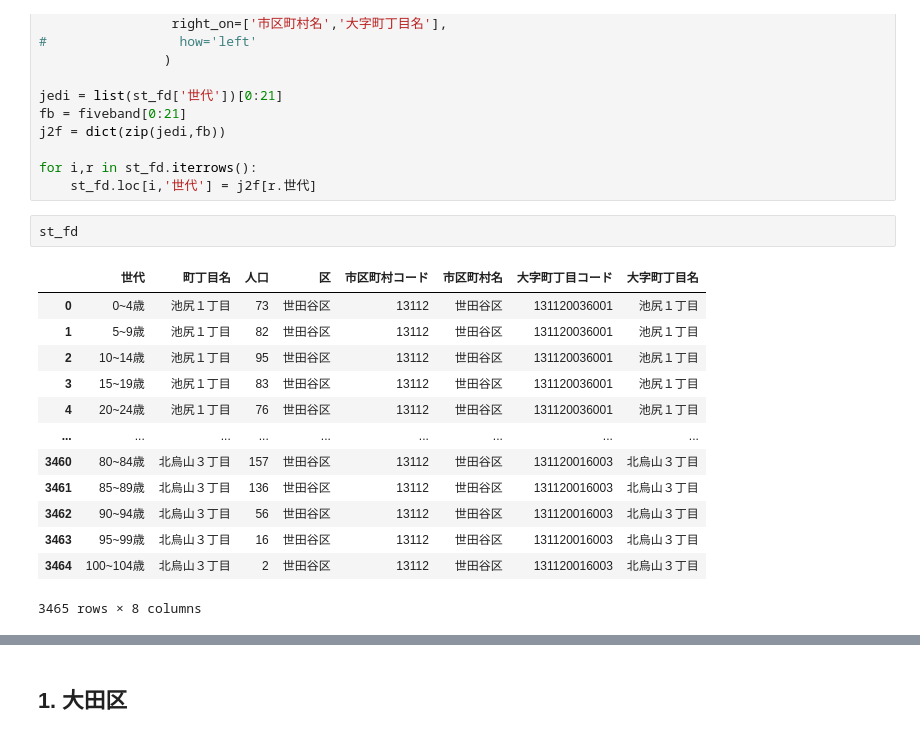
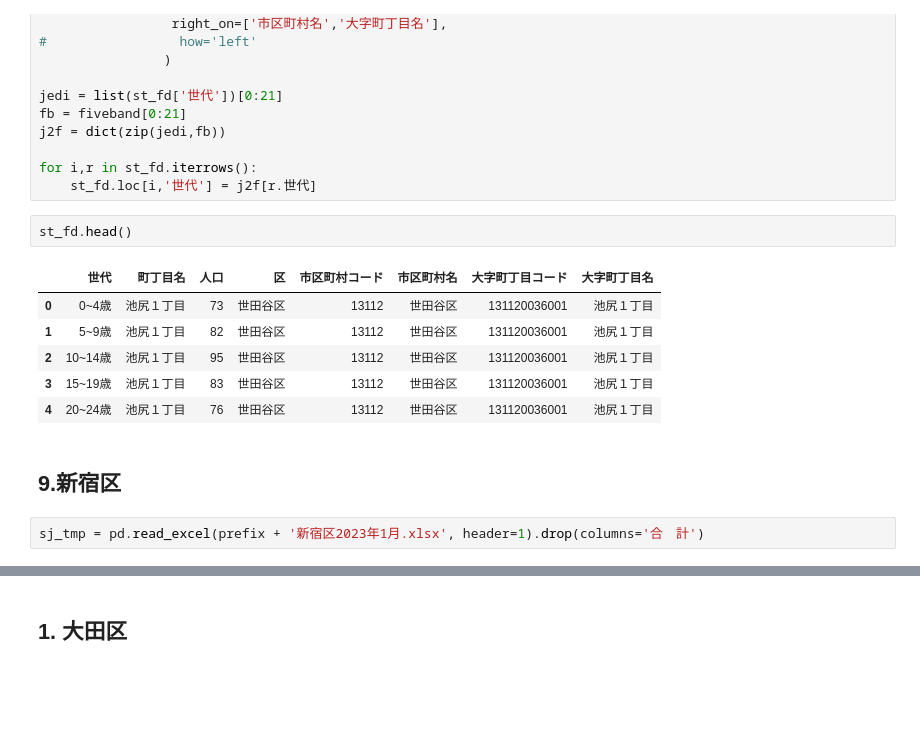
Before and after one commit to MasaoMori/Tokyo_Ward_Assembly_Election, a Jupyter notebook: jupyter/Population_age-ver2.ipynb, the cells around one changed output, grey strips where cells are left out. Cells and saved outputs as stored; diff of their text form; blank space fills up the shorter version.

```diff
--- a/jupyter/Population_age-ver2.ipynb
+++ b/jupyter/Population_age-ver2.ipynb
@@ -174,18 +174,15 @@ j2f = dict(zip(jedi,fb))
 for i,r in st_fd.iterrows():
     st_fd.loc[i,'世代'] = j2f[r.世代]
 # %%
-st_fd
+st_fd.head()
 # %% [output]
 |  | 世代 | 町丁目名 | 人口 | 区 | 市区町村コード | 市区町村名 | 大字町丁目コード | 大字町丁目名 |
 | 0 | 0~4歳 | 池尻１丁目 | 73 | 世田谷区 | 13112 | 世田谷区 | 131120036001 | 池尻１丁目 |
 | 1 | 5~9歳 | 池尻１丁目 | 82 | 世田谷区 | 13112 | 世田谷区 | 131120036001 | 池尻１丁目 |
 | 2 | 10~14歳 | 池尻１丁目 | 95 | 世田谷区 | 13112 | 世田谷区 | 131120036001 | 池尻１丁目 |
 | 3 | 15~19歳 | 池尻１丁目 | 83 | 世田谷区 | 13112 | 世田谷区 | 131120036001 | 池尻１丁目 |
 | 4 | 20~24歳 | 池尻１丁目 | 76 | 世田谷区 | 13112 | 世田谷区 | 131120036001 | 池尻１丁目 |
-| ... | ... | ... | ... | ... | ... | ... | ... | ... |
-| 3460 | 80~84歳 | 北烏山３丁目 | 157 | 世田谷区 | 13112 | 世田谷区 | 131120016003 | 北烏山３丁目 |
-| 3461 | 85~89歳 | 北烏山３丁目 | 136 | 世田谷区 | 13112 | 世田谷区 | 131120016003 | 北烏山３丁目 |
-| 3462 | 90~94歳 | 北烏山３丁目 | 56 | 世田谷区 | 13112 | 世田谷区 | 131120016003 | 北烏山３丁目 |
-| 3463 | 95~99歳 | 北烏山３丁目 | 16 | 世田谷区 | 13112 | 世田谷区 | 131120016003 | 北烏山３丁目 |
-| 3464 | 100~104歳 | 北烏山３丁目 | 2 | 世田谷区 | 13112 | 世田谷区 | 131120016003 | 北烏山３丁目 |
-3465 rows × 8 columns
+# %% [markdown]
+## 9.新宿区
+# %%
+sj_tmp = pd.read_excel(prefix + '新宿区2023年1月.xlsx', header=1).drop(columns='合　計')
```
Also changed, not shown: parts of 2 cells of this notebook, 3 other files.
